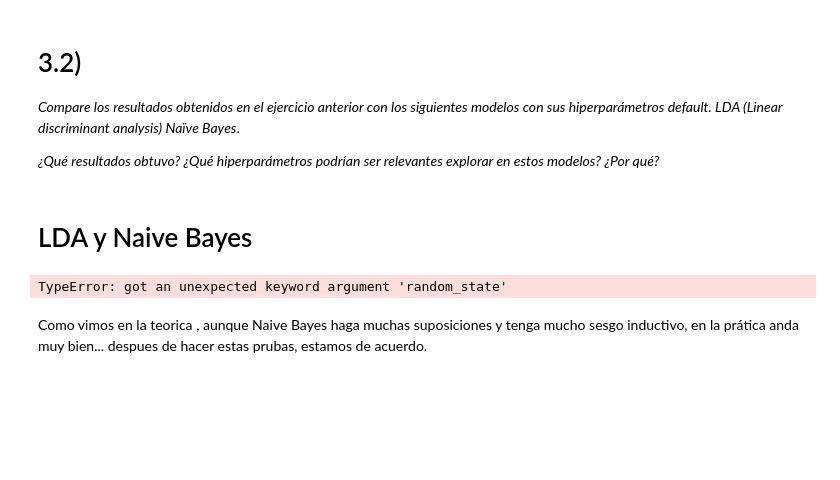
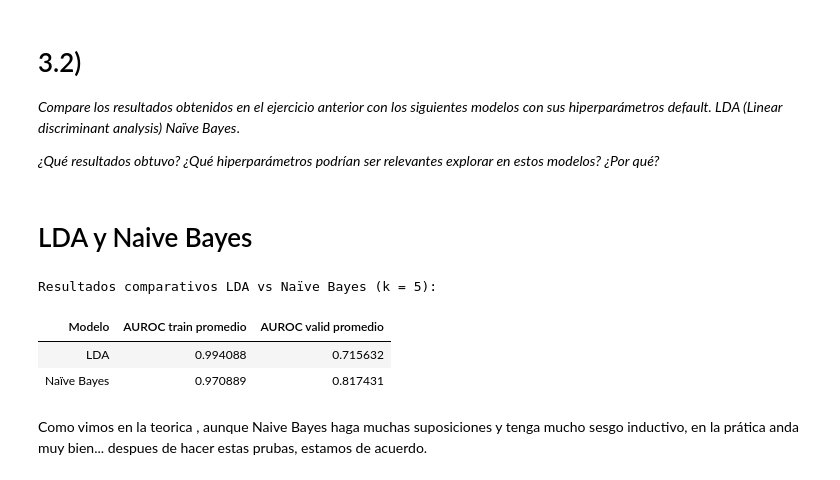
Before and after one commit to EmiLaPiola/TP-automatico-, a Jupyter notebook: TP_automático.ipynb, the cells around one changed output. Saved outputs shown, nothing was run; the diff lists cells and outputs as text; code cells hidden in the pictures; blank space fills up the shorter version.

```diff
--- a/TP_automático.ipynb
+++ b/TP_automático.ipynb
@@ -902,38 +902,39 @@ cvres_lda = cross_validate(
     y_desarrollo,
     cv=cv,
     scoring="roc_auc",
-    return_train_score=True,
-    random_state = 22
+    return_train_score=True
 )
 
 # HACEMOS CROSS VALIDATION CON 5 FOLD PARA NAIVE BAYES
 
 nb = GaussianNB()
 cvres_nb = cross_validate(
     nb,
     x_desarrollo,
     y_desarrollo,
     cv=cv,
     scoring="roc_auc",
     return_train_score=True,
-    random_state = 22
 )
 
 # Hacemos la table comparativa entre ambos modelos
 
 resultados = pd.DataFrame({
     "Modelo": ["LDA", "Naïve Bayes"],
     "AUROC train promedio": [cvres_lda["train_score"].mean(), cvres_nb["train_score"].mean()],
     "AUROC valid promedio": [cvres_lda["test_score"].mean(), cvres_nb["test_score"].mean()],
 
 })
 
 print("Resultados comparativos LDA vs Naïve Bayes (k = 5):")
 print(" ")
 
 display(HTML(resultados.to_html(index=False, justify='center')))
 # %% [output]
-TypeError: got an unexpected keyword argument 'random_state'
+Resultados comparativos LDA vs Naïve Bayes (k = 5):
+| Modelo | AUROC train promedio | AUROC valid promedio |
+| LDA | 0.994088 | 0.715632 |
+| Naïve Bayes | 0.970889 | 0.817431 |
 # %% [markdown]
 Como vimos en la teorica , aunque Naive Bayes haga muchas suposiciones y tenga mucho sesgo inductivo, en la prática anda muy bien... despues de hacer estas prubas, estamos de acuerdo.
 # %% [markdown]
```
Also changed, not shown: parts of 4 cells of this notebook.
